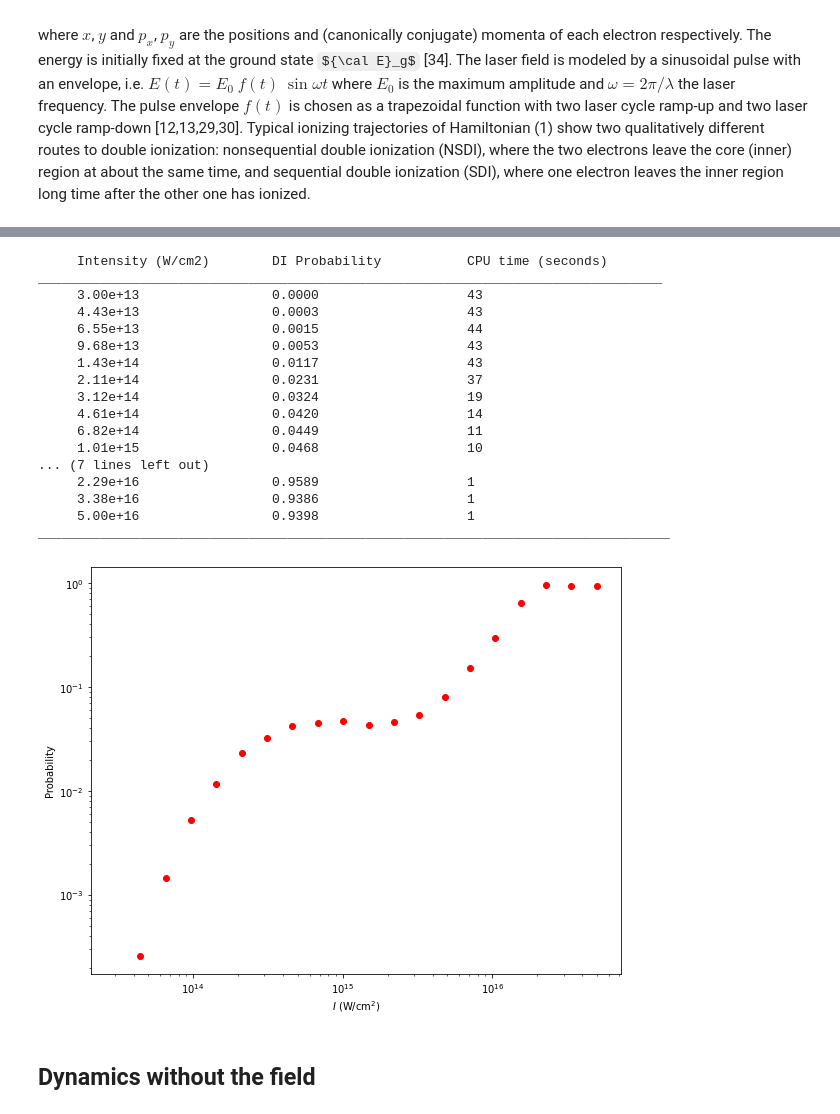
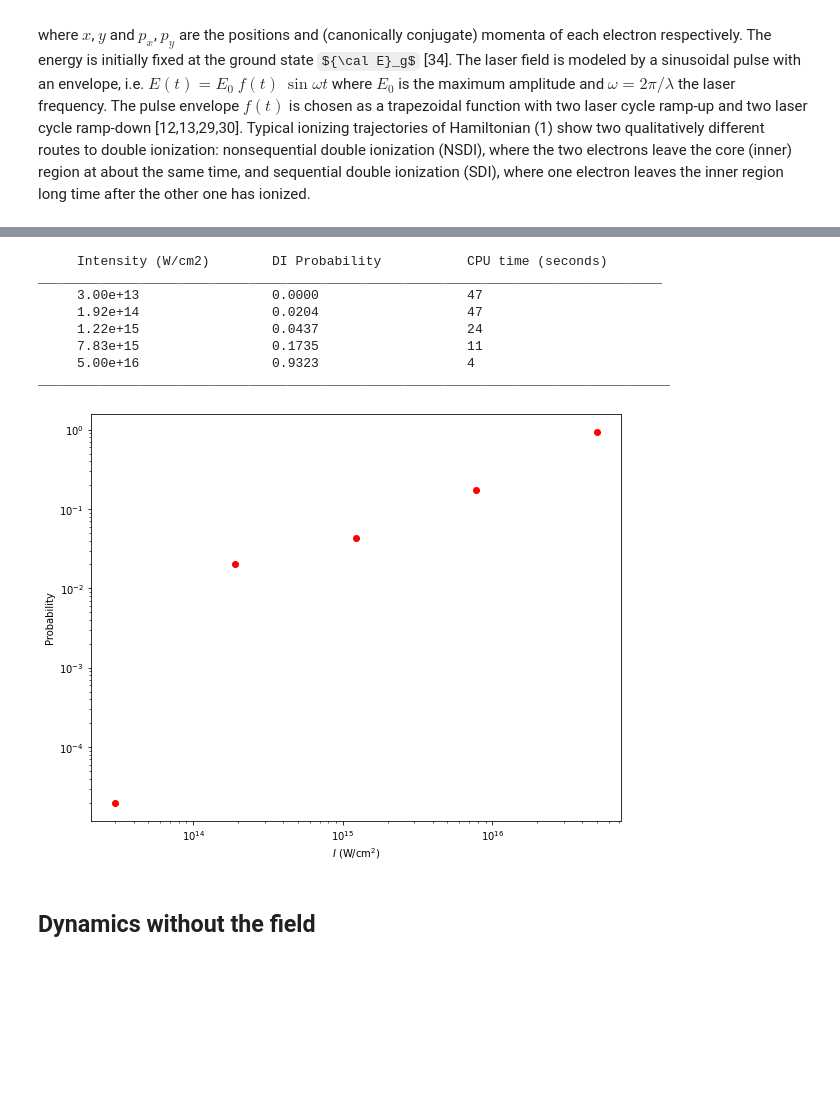
Before and after one commit to cchandre/Notebook-Article, a Jupyter notebook: Notebook_Article.ipynb, the cells around one changed output, grey strips where cells are left out. Drawn from its saved outputs; the diff is of its cells as text; code cells hidden in the pictures; some formulas as TeX source; blank space fills up the shorter version.

```diff
--- a/Notebook_Article.ipynb
+++ b/Notebook_Article.ipynb
@@ -238,0 +246,16 @@ envelope_name = trapezoidal
+# %%
+w_Imin = widgets.FloatLogSlider(value=3e13,base=10,min=10,max=18,step=0.2,description='$I_{\min}$ (in $\mathrm{W}/\mathrm{cm}^2$)')
+w_Imax = widgets.FloatLogSlider(value=5e16,base=10,min=10,max=18,step=0.2,description='$I_{\max}$ (in $\mathrm{W}/\mathrm{cm}^2$)')
+w_Nintensity = widgets.IntSlider(value=20,min=5,max=50,step=5,description='$N_I$')
+
+print('\033[1m','Parameters of the atom:')
+display(w_a)
+display(w_b)
+display(w_Eg)
+
+print('\033[1m','Parameters of the laser field and intensity range:')
+display(w_lambda_nm)
+display(w_tau_lc)
+display(w_Imin)
+display(w_Imax)
+display(w_Nintensity)
@@ -239,55 +273,49 @@ envelope_name = trapezoidal
 # %%
-#@title Parameters of Figure 1 {display-mode: "form"}
-I_min = 3e13 #@param {type:"number"}
-I_max = 5e16 #@param {type:"number"}
-Number_of_Intensities =  20 #@param {type:"integer"}
+I_min = w_Imin.value
+I_max = w_Imax.value
+Number_of_Intensities =  w_Nintensity.value
 N = 50000
+h_step = 0.05
+
+my_atom = Atom(a=w_a.value, b=w_b.value, ground_state_energy=w_Eg.value)
+params_envelop = (2, w_tau_lc.value-4, 2, 2)
+my_field = Field(wavelength=w_lambda_nm.value, intensity=[], envelope=envelope_name, params_envelop=params_envelop)
+parameters = Integration(N=N, step=h_step, t_f=np.sum(my_field.params) * my_field.period)
 
 print("     Intensity (W/cm2)        DI Probability           CPU time (seconds)          ")
 print("________________________________________________________________________________")
 Intensities = 10 ** np.linspace(np.log10(I_min), np.log10(I_max), Number_of_Intensities)
 proba_di = np.zeros(Number_of_Intensities)
-my_field = Field(wavelength=Wavelength_in_nm, intensity=[], envelope=envelope_name, params_envelop=params_envelop)
-parameters = Integration(N=N, step=h_step, t_f=np.sum(my_field.params) * my_field.period)
 for it in range(Number_of_Intensities):
     X0 = generate_initial_conditions(my_atom, parameters)
-    my_field = Field(wavelength=Wavelength_in_nm, intensity=Intensities[it], envelope=envelope_name, params_envelop=params_envelop)
+    my_field = Field(wavelength=w_lambda_nm.value, intensity=Intensities[it], envelope=envelope_name, params_envelop=params_envelop)
     start_di = time.time()
     Xf = eqn_motion_2e(X0, my_atom, my_field, parameters)
     cond_di = (np.abs(Xf[0]) >= my_atom.thresh) & (np.abs(Xf[1]) >= my_atom.thresh)
     proba_di[it] = float(np.count_nonzero(cond_di) / parameters.N)
     end_di = time.time()
     print("     {:.2e}                 {:.4f}                   {} ".format(Intensities[it], proba_di[it], int(np.rint(end_di-start_di))))
     if proba_di[it] == 0:
         parameters.N = N
     else:
         parameters.N = min(N, int(np.floor(N/100/proba_di[it])))
 print("_________________________________________________________________________________")
 
 plt.figure(figsize=(9.5,7.5))
 plt.xlabel('$I$ (W/cm$^2$)')
 plt.ylabel('Probability')
 plt.loglog(Intensities, proba_di, marker='o', color='r', linestyle='None', label='Double ionization')
 plt.show()
 # %% [output]
      Intensity (W/cm2)        DI Probability           CPU time (seconds)
 ________________________________________________________________________________
-     3.00e+13                 0.0000                   43
-     4.43e+13                 0.0003                   43
-     6.55e+13                 0.0015                   44
-     9.68e+13                 0.0053                   43
-     1.43e+14                 0.0117                   43
-     2.11e+14                 0.0231                   37
-     3.12e+14                 0.0324                   19
-     4.61e+14                 0.0420                   14
-     6.82e+14                 0.0449                   11
-     1.01e+15                 0.0468                   10
-... (7 lines left out)
-     2.29e+16                 0.9589                   1
-     3.38e+16                 0.9386                   1
-     5.00e+16                 0.9398                   1
+     3.00e+13                 0.0000                   47
+     1.92e+14                 0.0204                   47
+     1.22e+15                 0.0437                   24
+     7.83e+15                 0.1735                   11
+     5.00e+16                 0.9323                   4
 _________________________________________________________________________________
-[figure, old version]
+[figure, new version]
 # %% [markdown]
 ## Dynamics without the field
 # %% [markdown]
```
Also changed, not shown: parts of 18 cells of this notebook.
